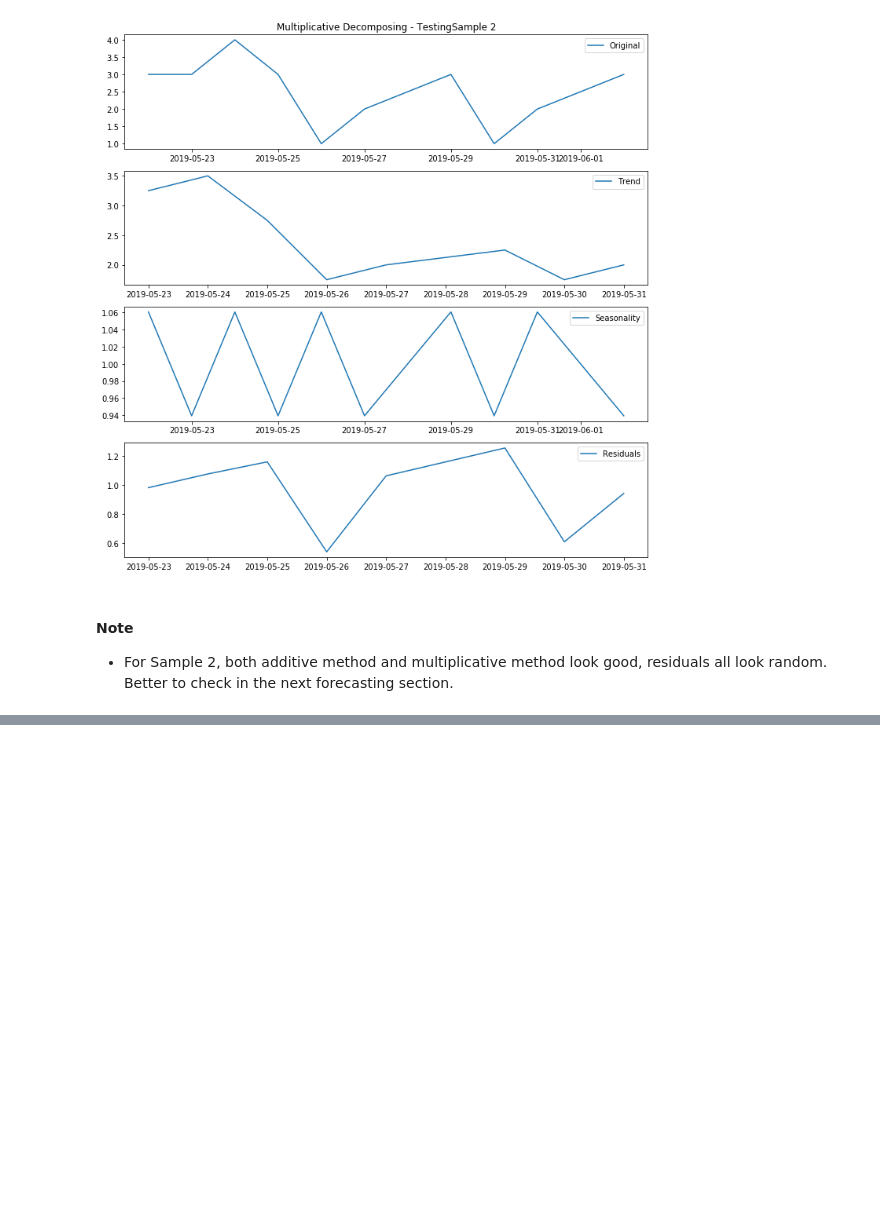
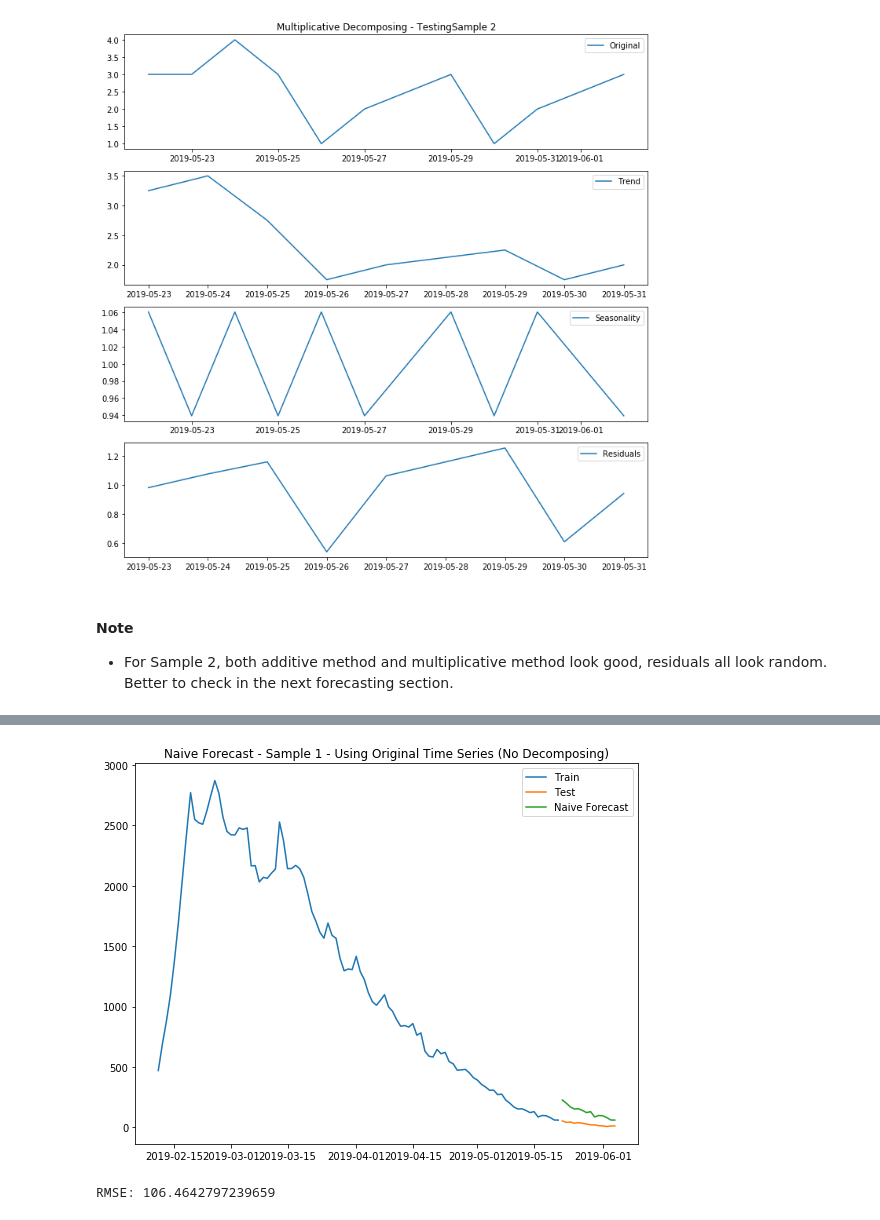
Before and after one commit to hanhanwu/Hanhan_Break_the_Limits, a Jupyter notebook: Bank_Fantasy/Golden_Bridge/seasonal_decomposing_forecasting.ipynb, the cells around one changed output, grey strips where cells are left out. Drawn from its saved outputs; the diff is of its cells as text; code cells hidden in the pictures; blank space fills up the shorter version.

```diff
--- a/Bank_Fantasy/Golden_Bridge/seasonal_decomposing_forecasting.ipynb
+++ b/Bank_Fantasy/Golden_Bridge/seasonal_decomposing_forecasting.ipynb
@@ -262,0 +304,19 @@ plt.show()
+# %%
+train = sample_train_df1['client_count'].copy()
+test = sample_test_df1['client_count'].copy()
+y_pred = train.iloc[-len(test):]
+y_pred.index = test.index
+
+plt.figure(figsize=(9,7))
+plt.plot(train.index, train, label='Train')
+plt.plot(test.index, test, label='Test')
+plt.plot(y_pred.index, y_pred, label='Naive Forecast')
+plt.legend(loc='best')
+plt.title("Naive Forecast - Sample 1 - Using Original Time Series (No Decomposing)")
+plt.show()
+
+rmse = sqrt(mean_squared_error(test, y_pred))
+print('RMSE:', rmse)
+# %% [output]
+[figure, added]
+RMSE: 106.4642797239659
```
Also changed, not shown: parts of 6 cells of this notebook.
